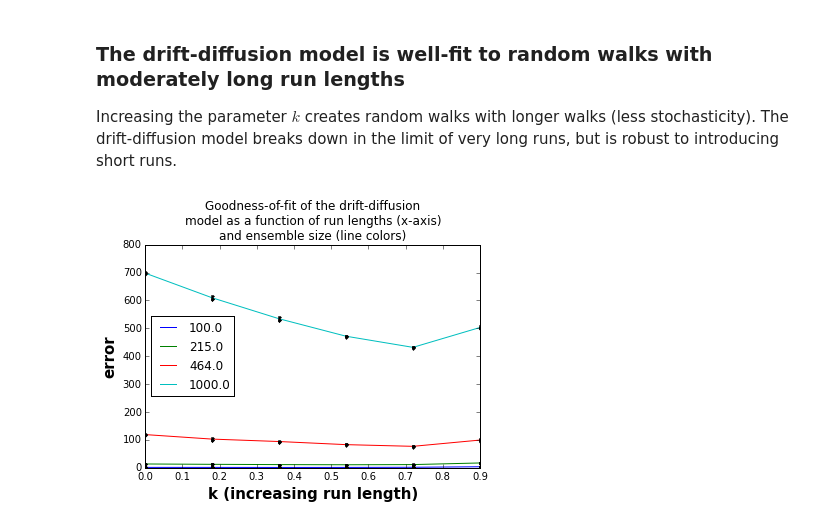
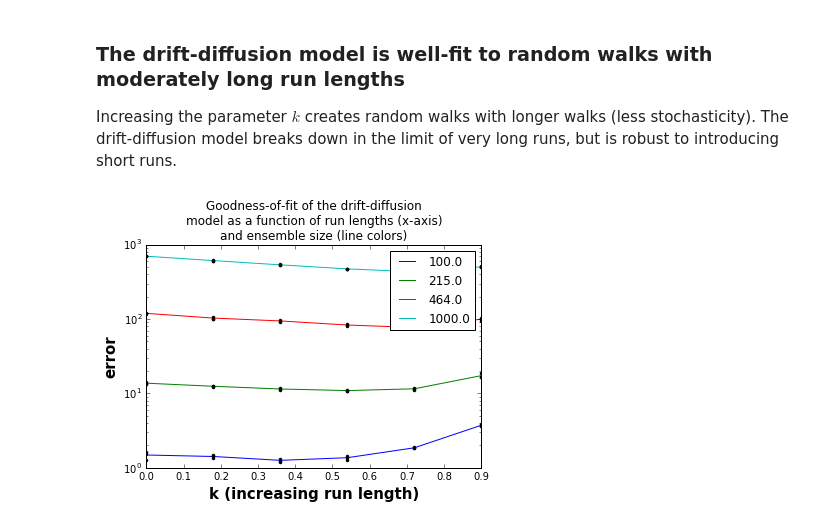
Before and after one commit to ahwillia/Williams-etal-Synaptic-Transport, a Jupyter notebook: code/01_model_schematic/final.ipynb, the cells around one changed output. Drawn from its saved outputs; the diff is of its cells as text; code cells hidden in the pictures.

```diff
--- a/code/01_model_schematic/final.ipynb
+++ b/code/01_model_schematic/final.ipynb
@@ -352,6 +354,7 @@ ensemble_size = np.round(logspace(2,3,4))
 nreplicates = 3
 
 error = np.empty((len(klevels2),len(ensemble_size),nreplicates))
+est_diff_coeff = np.empty((len(klevels2),len(ensemble_size),nreplicates))
 
 for i,k in enumerate(klevels2):
     for j,n in enumerate(ensemble_size):
@@ -371,17 +374,19 @@ for i,k in enumerate(klevels2):
             CxFit = mass_action_simulate(A,Cx.shape[1])
 
             error[i,j,r] = np.sum((CxFit - Cx)**2)
+            est_diff_coeff[i,j,r] = (a_opt+b_opt)/2
 # %%
 plt.figure()
 for i in range(len(ensemble_size)):
     plt.plot(klevels2,mean(error[:,i,:],axis=1),'-')
 for i in range(len(ensemble_size)):
     for r in range(nreplicates):
         plt.plot(klevels2,error[:,i,r],'.k')
 plt.legend(ensemble_size,loc='best')
 plt.xlabel('k (increasing run length)',fontweight='bold',fontsize=15)
 plt.ylabel('error',fontweight='bold',fontsize=15)
 plt.title('Goodness-of-fit of the drift-diffusion\nmodel as a function of run lengths (x-axis)\nand ensemble size (line colors)')
+plt.yscale('log')
 plt.show()
 # %% [output]
-[figure, old version]
+[figure, new version]
```
Also changed, not shown: parts of 6 cells of this notebook, 6 other files.
